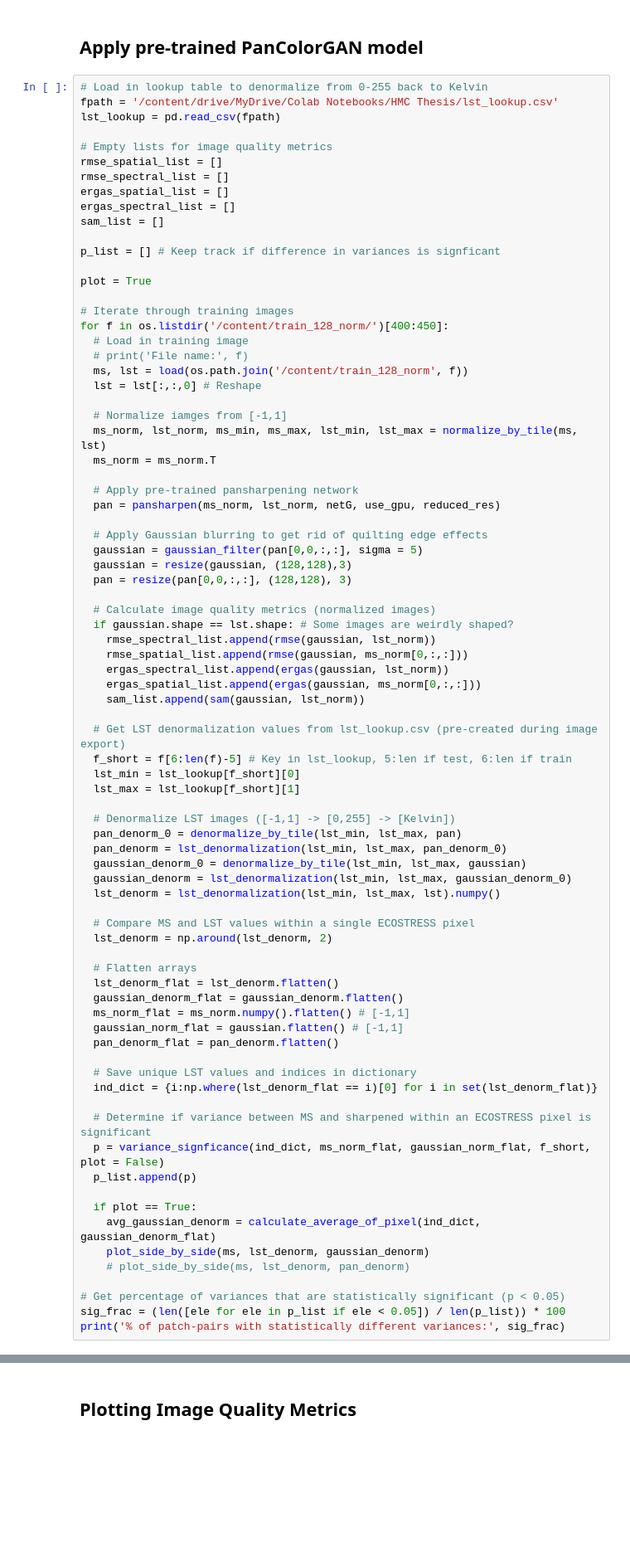
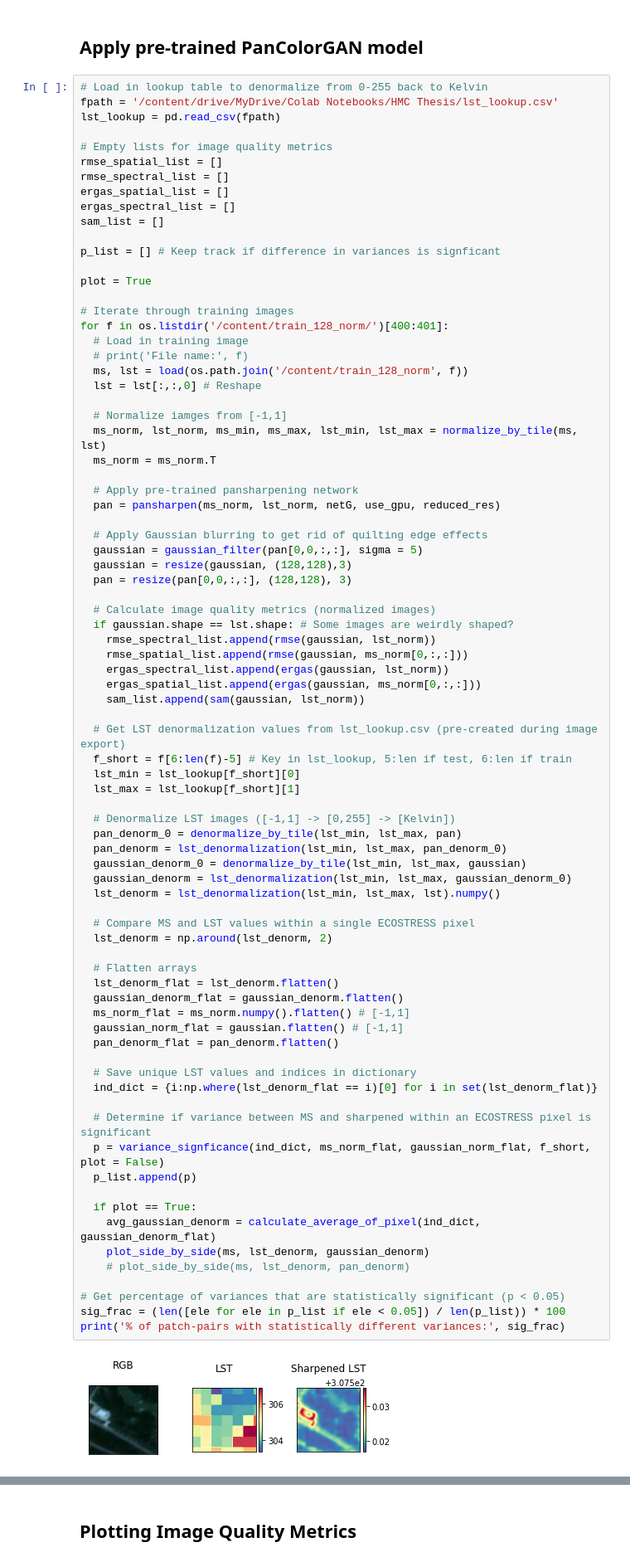
Before and after one commit to willowcoleman/hmc-senior-thesis, a Jupyter notebook: PanColorGAN_opti_thermal.ipynb, the cells around one changed output, grey strips where cells are left out. Shown: that part at 83% size. Saved outputs shown, nothing was run; the diff lists cells and outputs as text; blank space fills up the shorter version.

```diff
--- a/PanColorGAN_opti_thermal.ipynb
+++ b/PanColorGAN_opti_thermal.ipynb
@@ -395,7 +395,7 @@ p_list = [] # Keep track if difference in variances is signficant
 plot = True
 
 # Iterate through training images
-for f in os.listdir('/content/train_128_norm/')[400:450]:
+for f in os.listdir('/content/train_128_norm/')[400:401]:
   # Load in training image
   # print('File name:', f)
   ms, lst = load(os.path.join('/content/train_128_norm', f))
@@ -431,30 +431,32 @@ for f in os.listdir('/content/train_128_norm/')[400:450]:
   pan_denorm = lst_denormalization(lst_min, lst_max, pan_denorm_0)
   gaussian_denorm_0 = denormalize_by_tile(lst_min, lst_max, gaussian)
   gaussian_denorm = lst_denormalization(lst_min, lst_max, gaussian_denorm_0)
   lst_denorm = lst_denormalization(lst_min, lst_max, lst).numpy()
 
   # Compare MS and LST values within a single ECOSTRESS pixel
   lst_denorm = np.around(lst_denorm, 2)
 
   # Flatten arrays
   lst_denorm_flat = lst_denorm.flatten()
   gaussian_denorm_flat = gaussian_denorm.flatten()
   ms_norm_flat = ms_norm.numpy().flatten() # [-1,1]
   gaussian_norm_flat = gaussian.flatten() # [-1,1]
   pan_denorm_flat = pan_denorm.flatten()
 
   # Save unique LST values and indices in dictionary
   ind_dict = {i:np.where(lst_denorm_flat == i)[0] for i in set(lst_denorm_flat)}
 
   # Determine if variance between MS and sharpened within an ECOSTRESS pixel is significant
   p = variance_signficance(ind_dict, ms_norm_flat, gaussian_norm_flat, f_short, plot = False)
   p_list.append(p)
 
   if plot == True:
     avg_gaussian_denorm = calculate_average_of_pixel(ind_dict, gaussian_denorm_flat)
     plot_side_by_side(ms, lst_denorm, gaussian_denorm)
     # plot_side_by_side(ms, lst_denorm, pan_denorm)
 
 # Get percentage of variances that are statistically significant (p < 0.05)
 sig_frac = (len([ele for ele in p_list if ele < 0.05]) / len(p_list)) * 100
 print('% of patch-pairs with statistically different variances:', sig_frac)
+# %% [output]
+[figure, added]
```
Also changed, not shown: parts of 5 cells of this notebook.
